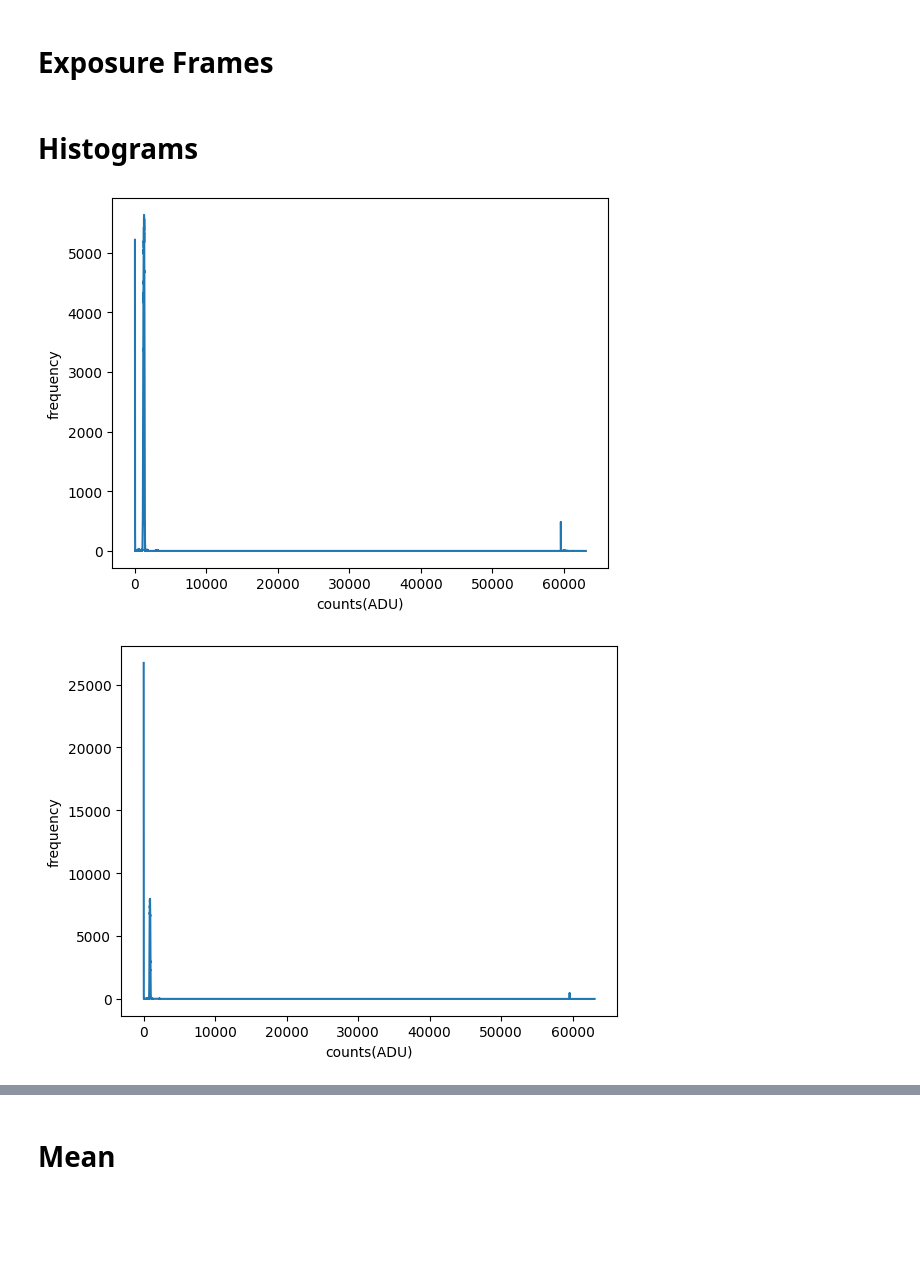
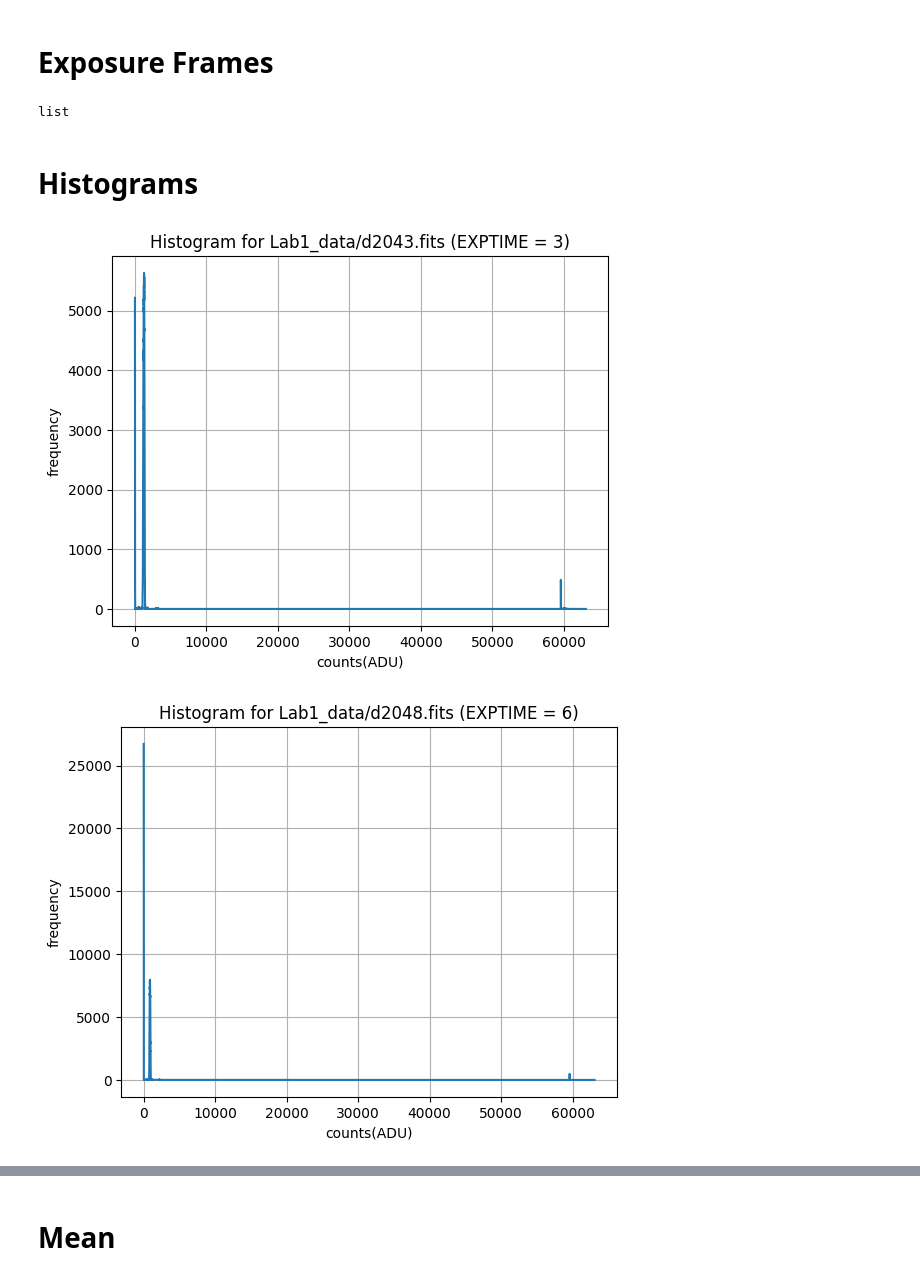
Before and after one commit to parkergeorge30/ASTRO150, a Jupyter notebook: Lab_1.ipynb, the cells around one changed output, grey strips where cells are left out. Cells and saved outputs as stored; diff of their text form; code cells hidden in the pictures; blank space fills up the shorter version.

```diff
--- a/Lab_1.ipynb
+++ b/Lab_1.ipynb
@@ -12,18 +12,18 @@ import math
 def zeros(n, dtype=int):
     return [dtype(0.0)] * n
 
-def mean(x):
+def my_avg(x, dtype=float):
 
-    tot = 0
+    tot = float(0)
     for i in x:
         tot += i
 
     m =  tot/len(x)
     return m
 
-def std(x): # take an empty array and spit out an array with the mean counts of one image of each exposure time
-    m = mean(x)
-    tot = 0
+def my_std(x, dtype=float): # take an empty array and spit out an array with the mean counts of one image of each exposure time
+    m = my_avg(x)
+    tot = float(0)
     for i in x:
 
         tot += (i-m)**2
@@ -103,7 +103,7 @@ def bias(x):
     for i, file in enumerate(x):
         arr = fits.getdata(file)
         tot[i] = arr
-    avg = mean(tot)
+    avg = my_avg(tot)
     return avg
 
 biasdat = bias(bias_frames)
@@ -144,35 +144,44 @@ def exp_frames(x):
     return tot
 
 exp_frames = exp_frames(allframes)
+type(exp_frames)
+# %% [output]
+list
 # %% [markdown]
 # Histograms
 # %%
-def histogram(x): # Function for creating a histogram of the desired filename
+def histogram(file): # Function for creating a histogram of the desired filename
 
-    farr = x.flatten()
+    farr = file.flatten()
 
     hmin = int(farr.min())
     hmax = int(farr.max())
 
     # initialize bins and empty count x[i]
     hr = np.arange(hmin, hmax + 1)
     hist = np.zeros(hmax - hmin + 1, dtype=int)
 
     # count each value in bins
     for value in farr:
         if hmin <= value <= hmax:
             hist[int(value - hmin)] += 1
 
+    return hr, hist
 
 
 
-    plt.plot(hr,hist)
+
+for i, data in enumerate(exp_frames):
+
+    idx = int(i*5)
+    exp_time = get_exp(frames[idx])
+    hr, hist = histogram(data)
+    plt.plot(hr, hist)
     plt.xlabel('counts(ADU)')
     plt.ylabel('frequency')
+    plt.title(f'Histogram for {frames[idx]} (EXPTIME = {exp_time})')
+    plt.grid()
     plt.show()
-
-for x in exp_frames:
-    histogram(x)
 # %% [output]
-[figure, old version]
+[figure, new version]
-[figure, old version]
+[figure, new version]
```
Also changed, not shown: parts of 11 cells of this notebook.
